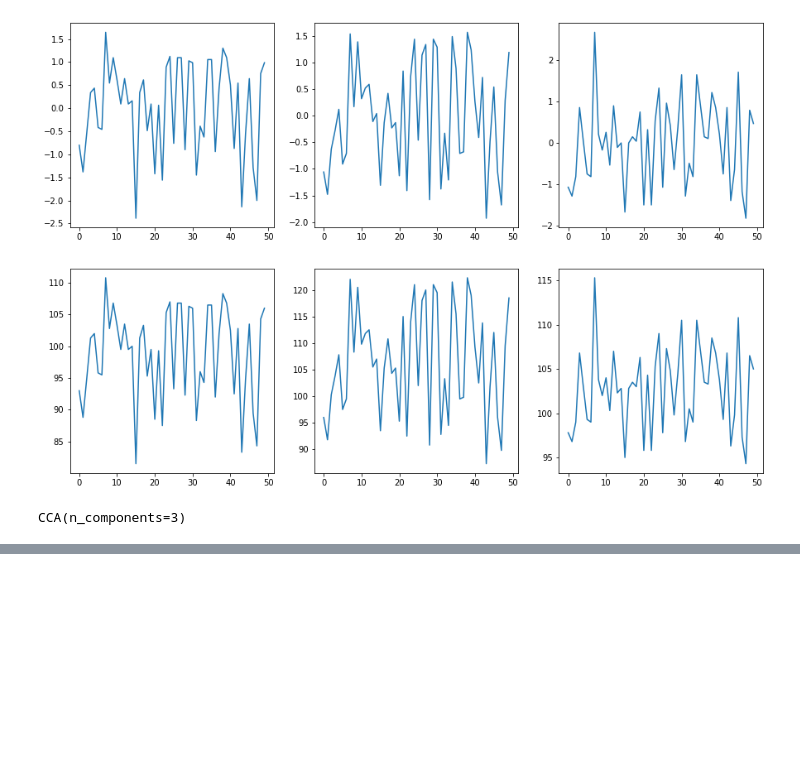
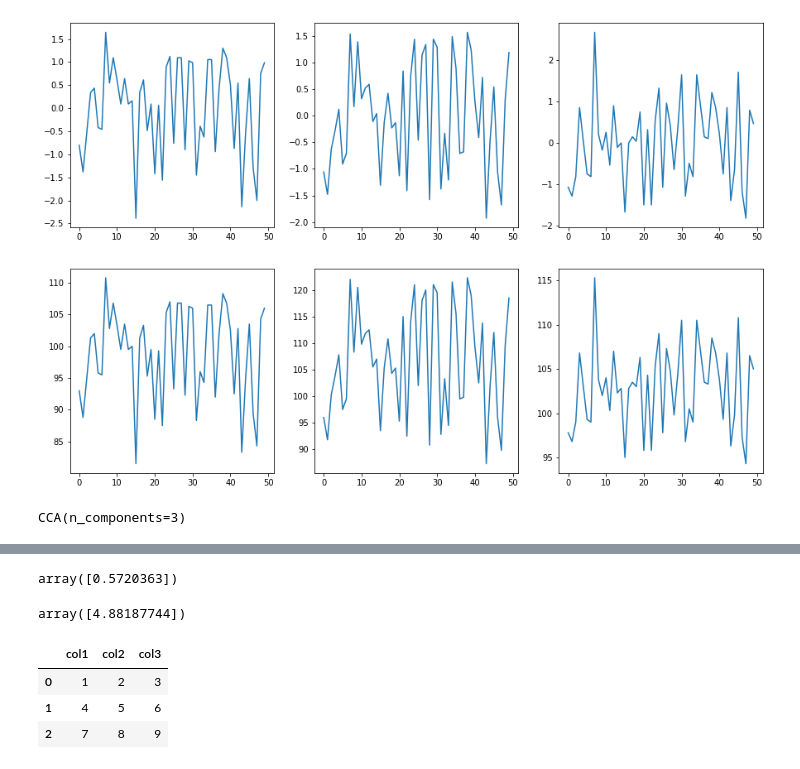
Before and after one commit to solothinker/CCA, a Jupyter notebook: CCA_example.ipynb, the cells around one changed output, grey strips where cells are left out. Cells and saved outputs as stored; diff of their text form; code cells hidden in the pictures; blank space fills up the shorter version.

Commit message:
understanding CCA result

```diff
--- a/CCA_example.ipynb
+++ b/CCA_example.ipynb
@@ -148,0 +141,18 @@ array([4.88187744])
+# %%
+results.params
+# %% [output]
+array([0.5720363])
+# %%
+results.tvalues
+# %% [output]
+array([4.88187744])
+# %%
+data = [[1,2,3],[4,5,6],[7,8,9]]
+# %%
+df2 = pd.DataFrame(data,columns=['col1','col2','col3'])
+df2
+# %% [output]
+|  | col1 | col2 | col3 |
+| 0 | 1 | 2 | 3 |
+| 1 | 4 | 5 | 6 |
+| 2 | 7 | 8 | 9 |
```
Also changed, not shown: parts of 6 cells of this notebook, 1 other file.
